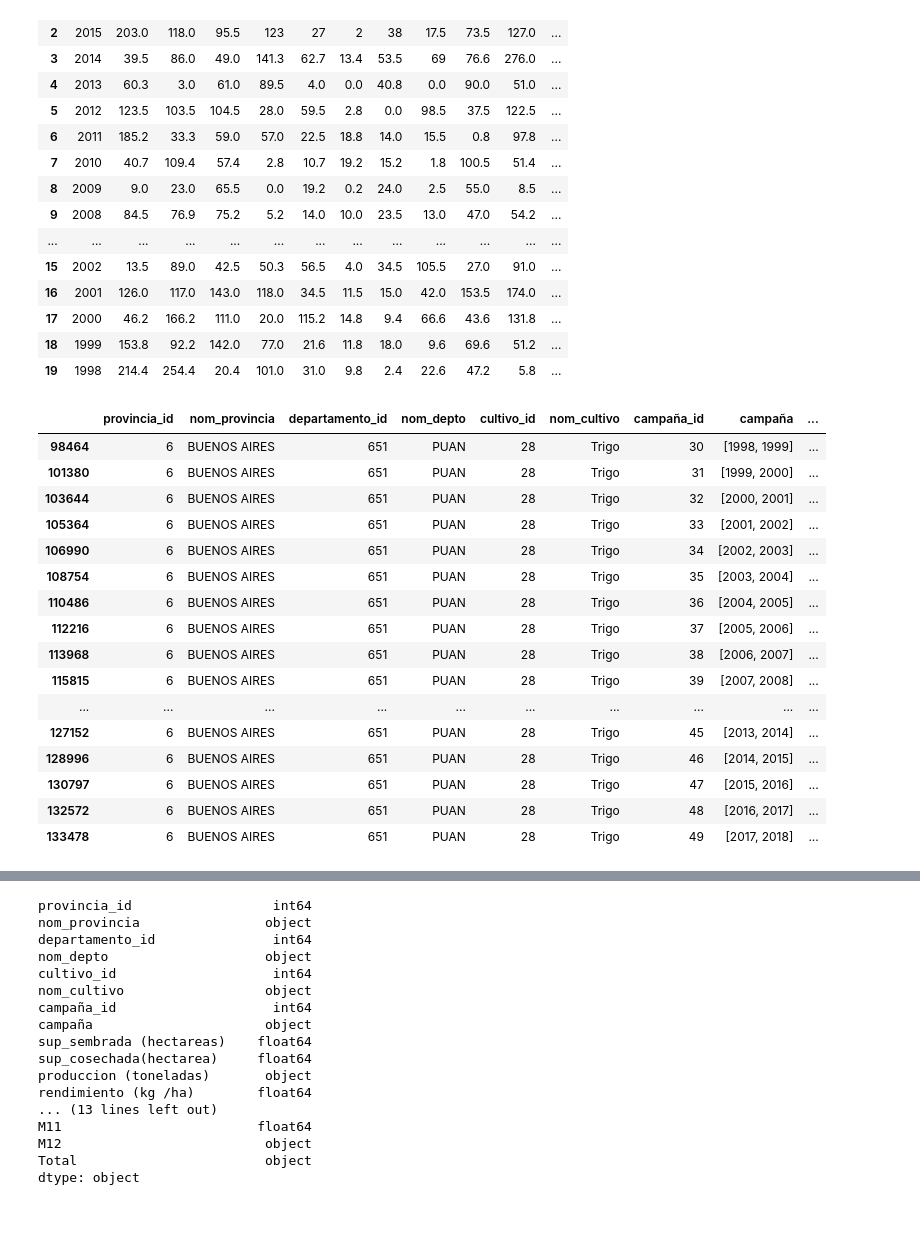
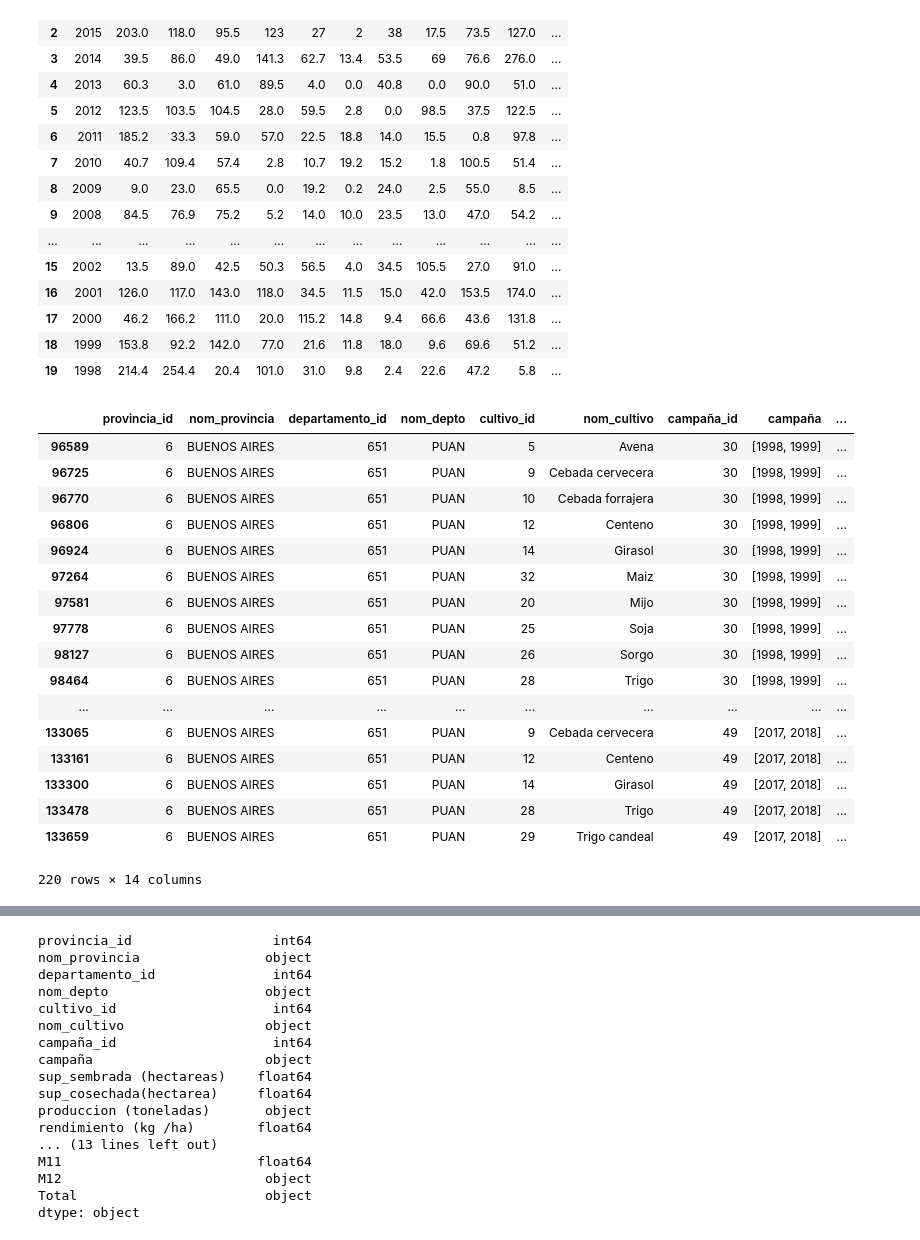
Before and after one commit to EvaSalomon/acamica, a Jupyter notebook: precipitaciones/Produccion.ipynb, the cells around one changed output, grey strips where cells are left out. Saved outputs shown, nothing was run; the diff lists cells and outputs as text; code cells hidden in the pictures.

```diff
--- a/precipitaciones/Produccion.ipynb
+++ b/precipitaciones/Produccion.ipynb
@@ -50,3 +50,3 @@ df_trigo = df.loc[(df.nom_cultivo == 'Trigo') & (df.nom_depto == 'PUAN')].copy()
 # %%
-df_trigo['campaña'] = df_trigo['campaña'].str.split('/')
+df_cultivo['campaña'] = df_cultivo['campaña'].str.split('/')
 # %%
@@ -58,21 +58,22 @@ df_trigo = df_trigo.loc[(df_trigo.inicio >= 1998) & (df_trigo.inicio <= 2017)]
-# %%
-df_trigo
-# %% [output]
-|  | provincia_id | nom_provincia | departamento_id | nom_depto | cultivo_id | nom_cultivo | campaña_id | campaña | ... |
-| 98464 | 6 | BUENOS AIRES | 651 | PUAN | 28 | Trigo | 30 | [1998, 1999] | ... |
-| 101380 | 6 | BUENOS AIRES | 651 | PUAN | 28 | Trigo | 31 | [1999, 2000] | ... |
-| 103644 | 6 | BUENOS AIRES | 651 | PUAN | 28 | Trigo | 32 | [2000, 2001] | ... |
-| 105364 | 6 | BUENOS AIRES | 651 | PUAN | 28 | Trigo | 33 | [2001, 2002] | ... |
-| 106990 | 6 | BUENOS AIRES | 651 | PUAN | 28 | Trigo | 34 | [2002, 2003] | ... |
-| 108754 | 6 | BUENOS AIRES | 651 | PUAN | 28 | Trigo | 35 | [2003, 2004] | ... |
-| 110486 | 6 | BUENOS AIRES | 651 | PUAN | 28 | Trigo | 36 | [2004, 2005] | ... |
-| 112216 | 6 | BUENOS AIRES | 651 | PUAN | 28 | Trigo | 37 | [2005, 2006] | ... |
-| 113968 | 6 | BUENOS AIRES | 651 | PUAN | 28 | Trigo | 38 | [2006, 2007] | ... |
-| 115815 | 6 | BUENOS AIRES | 651 | PUAN | 28 | Trigo | 39 | [2007, 2008] | ... |
-| ... | ... | ... | ... | ... | ... | ... | ... | ... | ... |
-| 127152 | 6 | BUENOS AIRES | 651 | PUAN | 28 | Trigo | 45 | [2013, 2014] | ... |
-| 128996 | 6 | BUENOS AIRES | 651 | PUAN | 28 | Trigo | 46 | [2014, 2015] | ... |
-| 130797 | 6 | BUENOS AIRES | 651 | PUAN | 28 | Trigo | 47 | [2015, 2016] | ... |
-| 132572 | 6 | BUENOS AIRES | 651 | PUAN | 28 | Trigo | 48 | [2016, 2017] | ... |
-| 133478 | 6 | BUENOS AIRES | 651 | PUAN | 28 | Trigo | 49 | [2017, 2018] | ... |
+# %%
+df_cultivo
+# %% [output]
+|  | provincia_id | nom_provincia | departamento_id | nom_depto | cultivo_id | nom_cultivo | campaña_id | campaña | ... |
+| 96589 | 6 | BUENOS AIRES | 651 | PUAN | 5 | Avena | 30 | [1998, 1999] | ... |
+| 96725 | 6 | BUENOS AIRES | 651 | PUAN | 9 | Cebada cervecera | 30 | [1998, 1999] | ... |
+| 96770 | 6 | BUENOS AIRES | 651 | PUAN | 10 | Cebada forrajera | 30 | [1998, 1999] | ... |
+| 96806 | 6 | BUENOS AIRES | 651 | PUAN | 12 | Centeno | 30 | [1998, 1999] | ... |
+| 96924 | 6 | BUENOS AIRES | 651 | PUAN | 14 | Girasol | 30 | [1998, 1999] | ... |
+| 97264 | 6 | BUENOS AIRES | 651 | PUAN | 32 | Maiz | 30 | [1998, 1999] | ... |
+| 97581 | 6 | BUENOS AIRES | 651 | PUAN | 20 | Mijo | 30 | [1998, 1999] | ... |
+| 97778 | 6 | BUENOS AIRES | 651 | PUAN | 25 | Soja | 30 | [1998, 1999] | ... |
+| 98127 | 6 | BUENOS AIRES | 651 | PUAN | 26 | Sorgo | 30 | [1998, 1999] | ... |
+| 98464 | 6 | BUENOS AIRES | 651 | PUAN | 28 | Trigo | 30 | [1998, 1999] | ... |
+| ... | ... | ... | ... | ... | ... | ... | ... | ... | ... |
+| 133065 | 6 | BUENOS AIRES | 651 | PUAN | 9 | Cebada cervecera | 49 | [2017, 2018] | ... |
+| 133161 | 6 | BUENOS AIRES | 651 | PUAN | 12 | Centeno | 49 | [2017, 2018] | ... |
+| 133300 | 6 | BUENOS AIRES | 651 | PUAN | 14 | Girasol | 49 | [2017, 2018] | ... |
+| 133478 | 6 | BUENOS AIRES | 651 | PUAN | 28 | Trigo | 49 | [2017, 2018] | ... |
+| 133659 | 6 | BUENOS AIRES | 651 | PUAN | 29 | Trigo candeal | 49 | [2017, 2018] | ... |
+220 rows × 14 columns
 # %%
```
Also changed, not shown: parts of 15 cells of this notebook, 4 other files.
